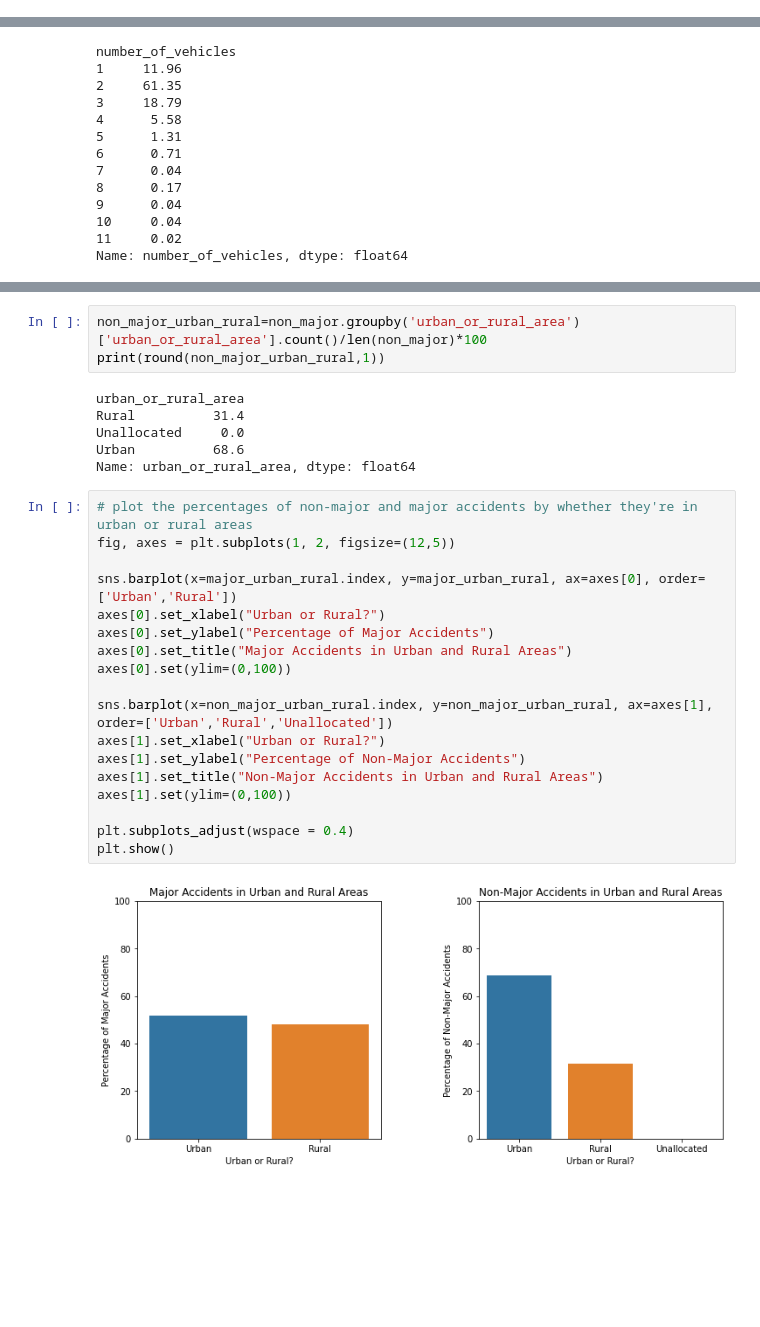
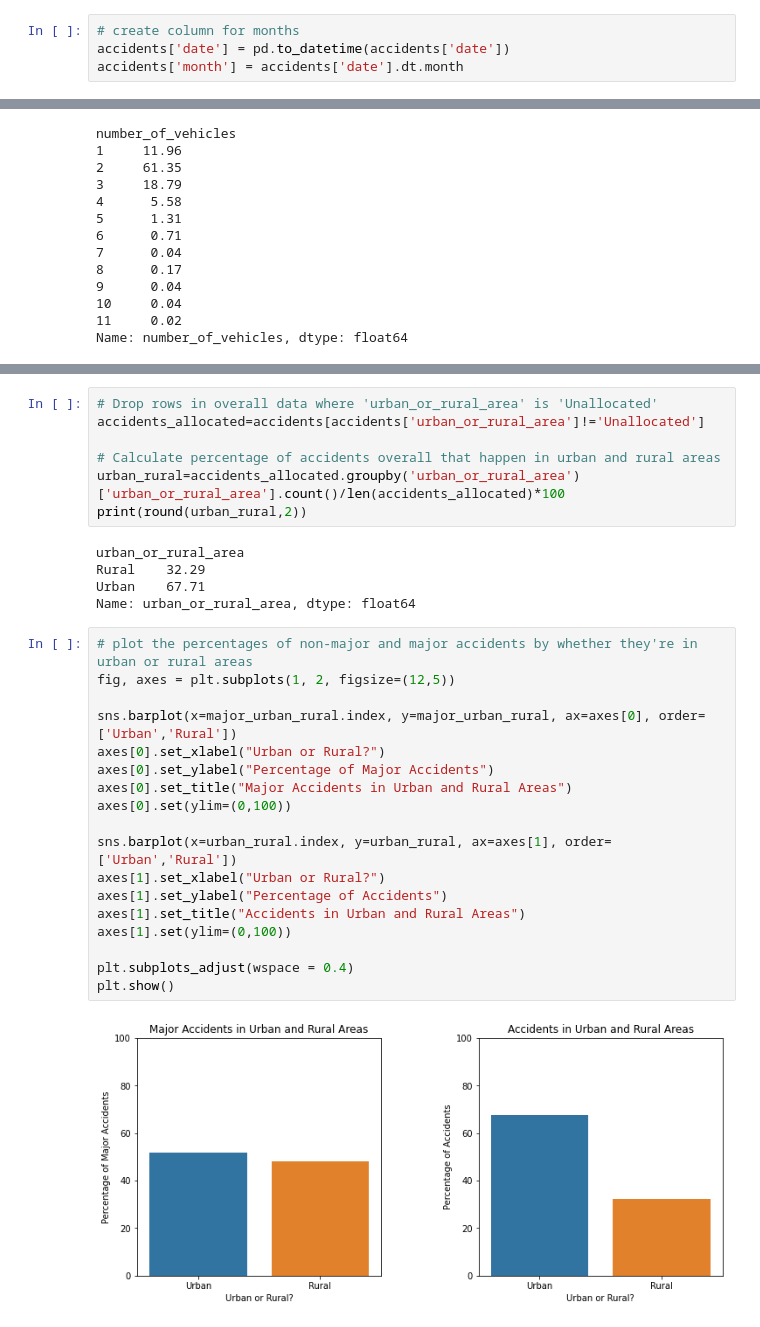
Before and after one commit to teruki-i/high_fatality_accidents, a Jupyter notebook: notebook.ipynb, the cells around one changed output, grey strips where cells are left out. Cells and saved outputs as stored; diff of their text form; blank space fills up the shorter version.

```diff
--- a/notebook.ipynb
+++ b/notebook.ipynb
@@ -113,3 +71,7 @@ memory usage: 19.5+ MB
+# %%
+# create column for months
+accidents['date'] = pd.to_datetime(accidents['date'])
+accidents['month'] = accidents['date'].dt.month
 # %%
 # look up keys for urban or rural areas
 urban_rural=lookup[lookup['field name']=='urban_or_rural_area']
@@ -430,31 +274,34 @@ Urban    51.8
 Name: urban_or_rural_area, dtype: float64
 # %%
-non_major_urban_rural=non_major.groupby('urban_or_rural_area')['urban_or_rural_area'].count()/len(non_major)*100
-print(round(non_major_urban_rural,1))
+# Drop rows in overall data where 'urban_or_rural_area' is 'Unallocated'
+accidents_allocated=accidents[accidents['urban_or_rural_area']!='Unallocated']
+
+# Calculate percentage of accidents overall that happen in urban and rural areas
+urban_rural=accidents_allocated.groupby('urban_or_rural_area')['urban_or_rural_area'].count()/len(accidents_allocated)*100
+print(round(urban_rural,2))
 # %% [output]
 urban_or_rural_area
-Rural          31.4
-Unallocated     0.0
-Urban          68.6
+Rural    32.29
+Urban    67.71
 Name: urban_or_rural_area, dtype: float64
 # %%
 # plot the percentages of non-major and major accidents by whether they're in urban or rural areas
 fig, axes = plt.subplots(1, 2, figsize=(12,5))
 
 sns.barplot(x=major_urban_rural.index, y=major_urban_rural, ax=axes[0], order=['Urban','Rural'])
 axes[0].set_xlabel("Urban or Rural?")
 axes[0].set_ylabel("Percentage of Major Accidents")
 axes[0].set_title("Major Accidents in Urban and Rural Areas")
 axes[0].set(ylim=(0,100))
 
-sns.barplot(x=non_major_urban_rural.index, y=non_major_urban_rural, ax=axes[1], order=['Urban','Rural','Unallocated'])
+sns.barplot(x=urban_rural.index, y=urban_rural, ax=axes[1], order=['Urban','Rural'])
 axes[1].set_xlabel("Urban or Rural?")
-axes[1].set_ylabel("Percentage of Non-Major Accidents")
-axes[1].set_title("Non-Major Accidents in Urban and Rural Areas")
+axes[1].set_ylabel("Percentage of Accidents")
+axes[1].set_title("Accidents in Urban and Rural Areas")
 axes[1].set(ylim=(0,100))
 
 plt.subplots_adjust(wspace = 0.4)
 plt.show()
 # %% [output]
-[figure, old version]
+[figure, new version]
 # %% [markdown]
```
Also changed, not shown: parts of 31 cells of this notebook.
